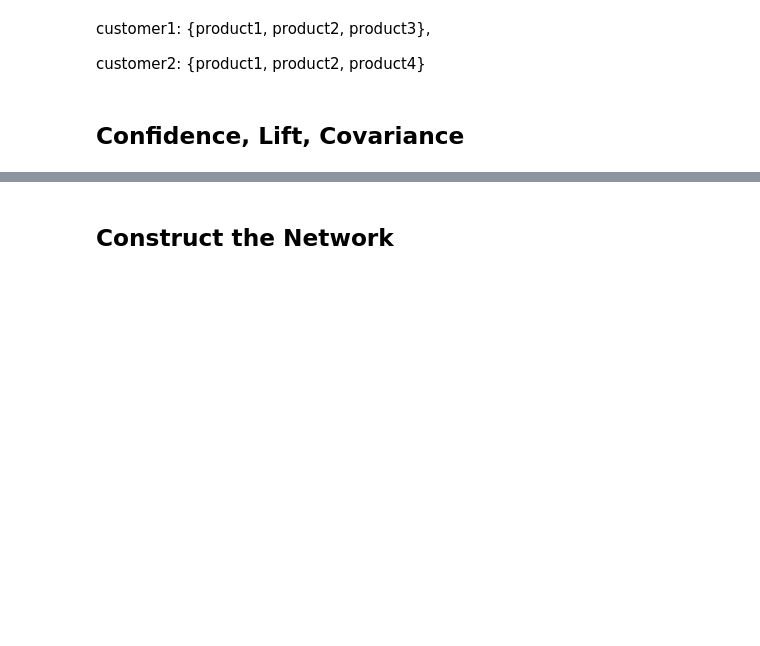
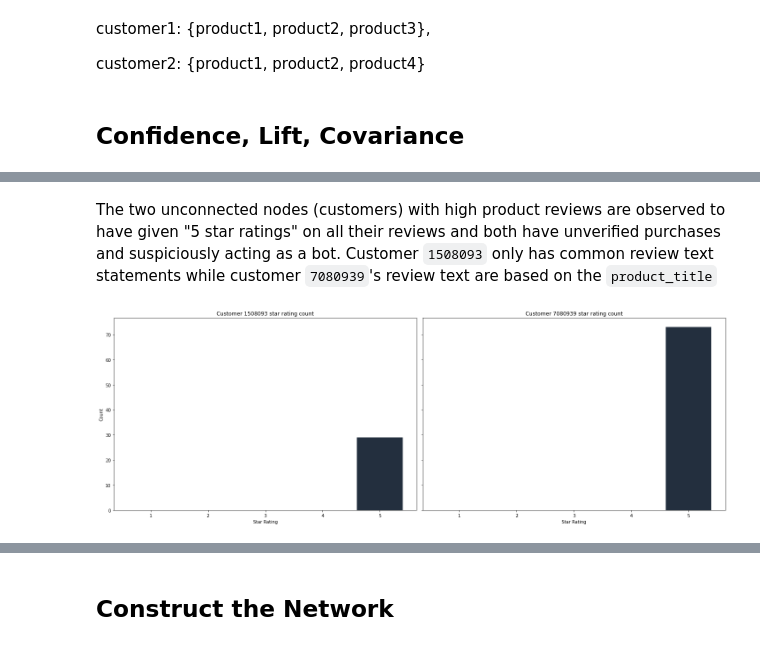
Before and after one commit to abeljoshua20/Amazon-Customer-Review-Network-Analysis, a Jupyter notebook: Final Project.ipynb, the cells around one changed output, grey strips where cells are left out. Cells and saved outputs as stored; diff of their text form; code cells hidden in the pictures; blank space fills up the shorter version.

```diff
--- a/Final Project.ipynb
+++ b/Final Project.ipynb
@@ -98,8 +97,0 @@ Obtain word vectors using Glove
-# %%
-glove_dict = dict()
-with open('embeddings/glove.6B.50d.txt', 'r', encoding='utf8') as f:
-    for line in f:
-        values = line.split()
-        word = values[0]
-        vector = np.asarray(values[1:], 'float32')
-        glove_dict[word] = vector
@@ -395,0 +481,27 @@ customer2: {product1, product2, product4}
+# %% [markdown]
+The two unconnected nodes (customers) with high product reviews are observed to have given "5 star ratings" on all their reviews and both have unverified purchases and suspiciously acting as a bot. Customer `1508093` only has common review text statements while customer `7080939`'s review text are based on the `product_title`
+# %%
+fig, ax = plt.subplots(1, 2, figsize=(20, 7), sharey=True)
+
+x = range(1, 6)
+iso_val_count = df.loc[df.customer_id ==
+                       1508093].star_rating.value_counts().to_dict()
+iso_val_count = [iso_val_count[star] if star in iso_val_count else 0
+                 for star in x]
+ax[0].bar(x, iso_val_count)
+ax[0].set_title(f'Customer 1508093 star rating count')
+ax[0].set_xlabel('Star Rating')
+ax[0].set_ylabel('Count')
+
+
+iso_val_count = df.loc[df.customer_id ==
+                       7080939].star_rating.value_counts().to_dict()
+iso_val_count = [iso_val_count[star] if star in iso_val_count else 0
+                 for star in x]
+ax[1].bar(x, iso_val_count)
+ax[1].set_title(f'Customer 7080939 star rating count')
+ax[1].set_xlabel('Star Rating')
+
+plt.tight_layout();
+# %% [output]
+[figure, added]
```
Also changed, not shown: parts of 58 cells of this notebook.
